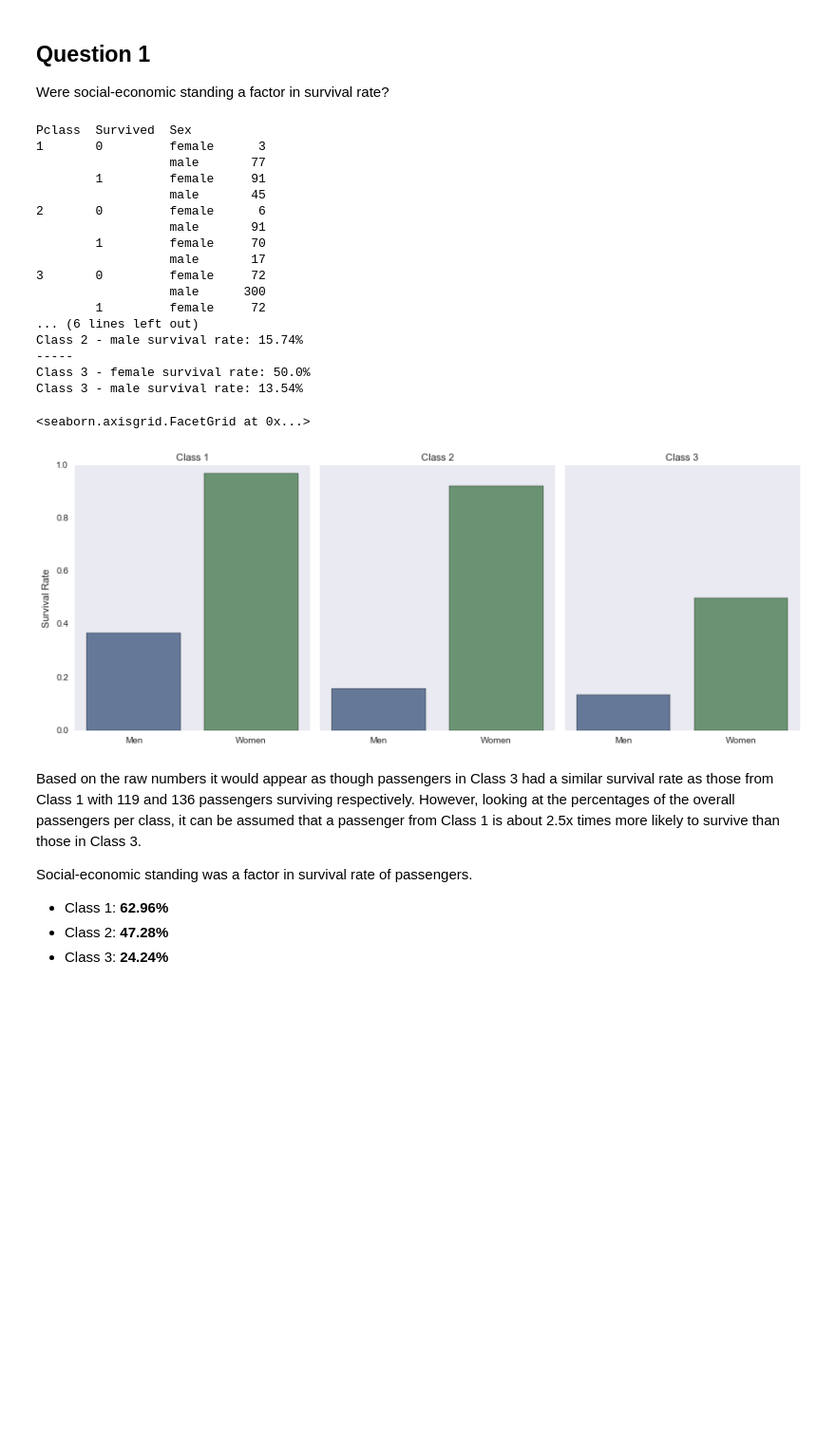
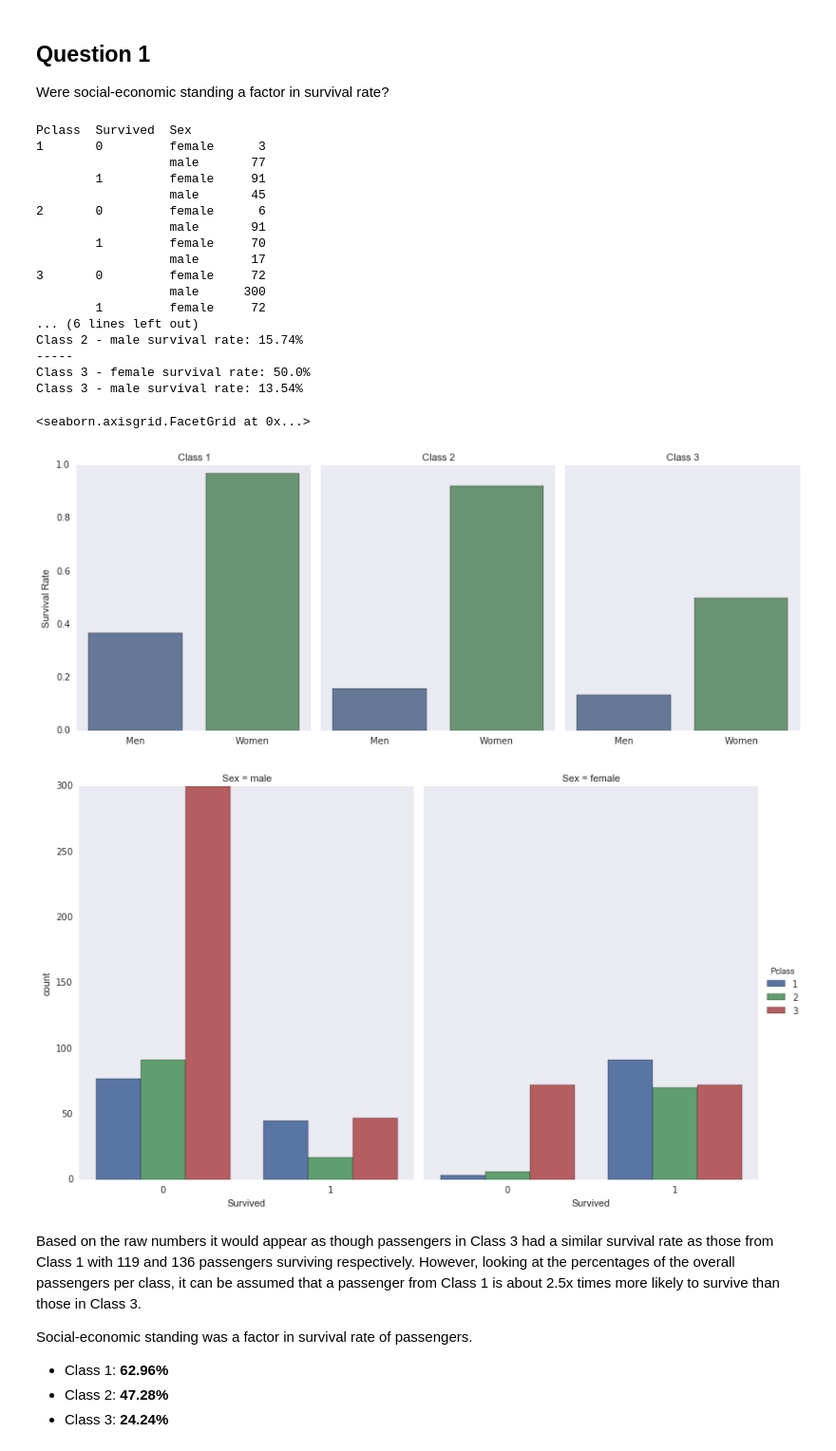
Before and after one commit to jasonicarter/udacity, a Jupyter notebook: P2_Titanic_Data_Analysis/TitanicData.ipynb, the cells around one changed output. Shown at 95% size. Cells and saved outputs as stored; diff of their text form; code cells hidden in the pictures; blank space fills up the shorter version.

```diff
--- a/P2_Titanic_Data_Analysis/TitanicData.ipynb
+++ b/P2_Titanic_Data_Analysis/TitanicData.ipynb
@@ -294,33 +294,37 @@ print 'Class 3 - male survival rate: {}%'.format(survival_rate(3,'male'))
 
 # Graph - Grouped by class, survival and sex
 g = sns.factorplot(x="Sex", y="Survived", col="Pclass", data=titanic_data_cleaned,
                    saturation=.5, kind="bar", ci=None, size=5, aspect=.8)
 
 (g.set_axis_labels("", "Survival Rate")
     .set_xticklabels(["Men", "Women"])
     .set_titles("Class {col_name}")
     .set(ylim=(0, 1))
     .despine(left=True, bottom=True))
+
+# Graph - Actual count of passengers by survival, group and sex
+sns.factorplot('Survived', col='Sex', hue='Pclass', data=titanic_data_cleaned, kind='count', size=7, aspect=.8)
 # %% [output]
 Pclass  Survived  Sex
 1       0         female      3
                   male       77
         1         female     91
                   male       45
 2       0         female      6
                   male       91
         1         female     70
                   male       17
 3       0         female     72
                   male      300
         1         female     72
 ... (6 lines left out)
 Class 2 - male survival rate: 15.74%
 -----
 Class 3 - female survival rate: 50.0%
 Class 3 - male survival rate: 13.54%
 <seaborn.axisgrid.FacetGrid at 0x...>
 [figure]
+[figure, added]
 # %% [markdown]
 Based on the raw numbers it would appear as though passengers in Class 3 had a similar survival rate as those from Class 1 with 119 and 136 passengers surviving respectively. However, looking at the percentages of the overall passengers per class, it can be assumed that a passenger from Class 1 is about 2.5x times more likely to survive than those in Class 3.
 
```
Also changed, not shown: parts of 11 cells of this notebook.
